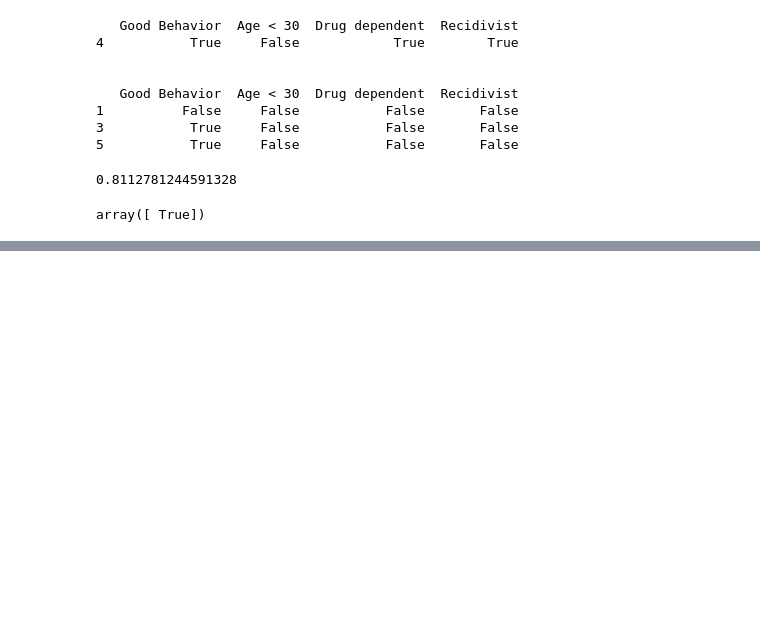
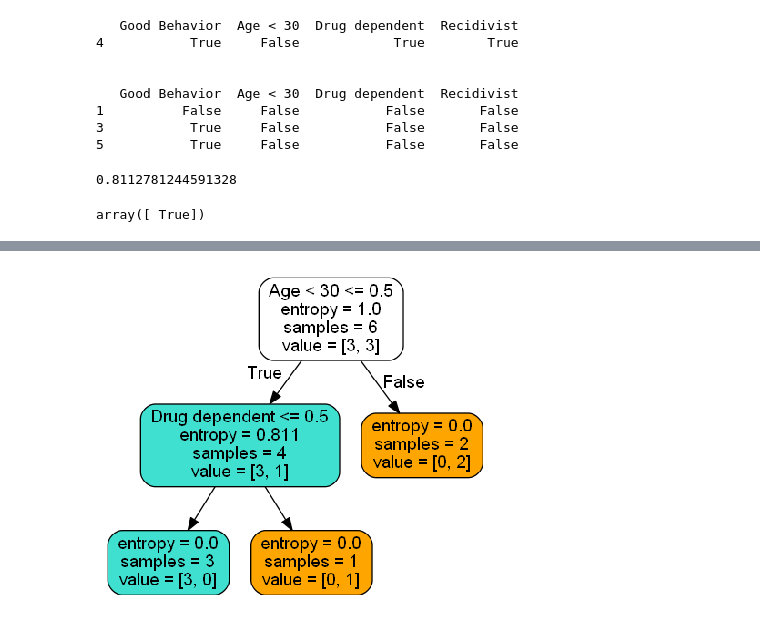
Before and after one commit to jimmylihe/supervised-and-unsupervised-learning-assignment, a Jupyter notebook: 869_Assignment1.ipynb, the cells around one changed output, grey strips where cells are left out. Cells and saved outputs as stored; diff of their text form; code cells hidden in the pictures; blank space fills up the shorter version.

```diff
--- a/869_Assignment1.ipynb
+++ b/869_Assignment1.ipynb
@@ -440,3 +440,37 @@ y_pred_dt = clf.predict(pd.DataFrame({'Good Behavior':[False],  'Age < 30':[Fals
 y_pred_dt
 # %% [output]
 array([ True])
+# %%
+# Visualize data
+import collections
+!pip install pydotplus
+import pydotplus
+from sklearn import tree
+features = list(X.columns.values)
+dot_data = tree.export_graphviz(clf,
+                                feature_names=['Good Behavior',  'Age < 30'  ,'Drug dependent'],
+                                out_file=None,
+                                filled=True,
+                                rounded=True)
+graph = pydotplus.graph_from_dot_data(dot_data)
+
+colors = ('turquoise', 'orange')
+edges = collections.defaultdict(list)
+
+for edge in graph.get_edge_list():
+    edges[edge.get_source()].append(int(edge.get_destination()))
+
+for edge in edges:
+    edges[edge].sort()
+    for i in range(2):
+        dest = graph.get_node(str(edges[edge][i]))[0]
+        dest.set_fillcolor(colors[i])
+
+graph.write_png('tree.png')
+
+import matplotlib.pyplot as plt
+plt.figure(figsize = (8, 6));
+plt.imshow(plt.imread('tree.png'));
+plt.axis('off');
+plt.show();
+# %% [output]
@@ -442,0 +487 @@ array([ True])
+[figure, added]
```
Also changed, not shown: parts of 2 cells of this notebook.
